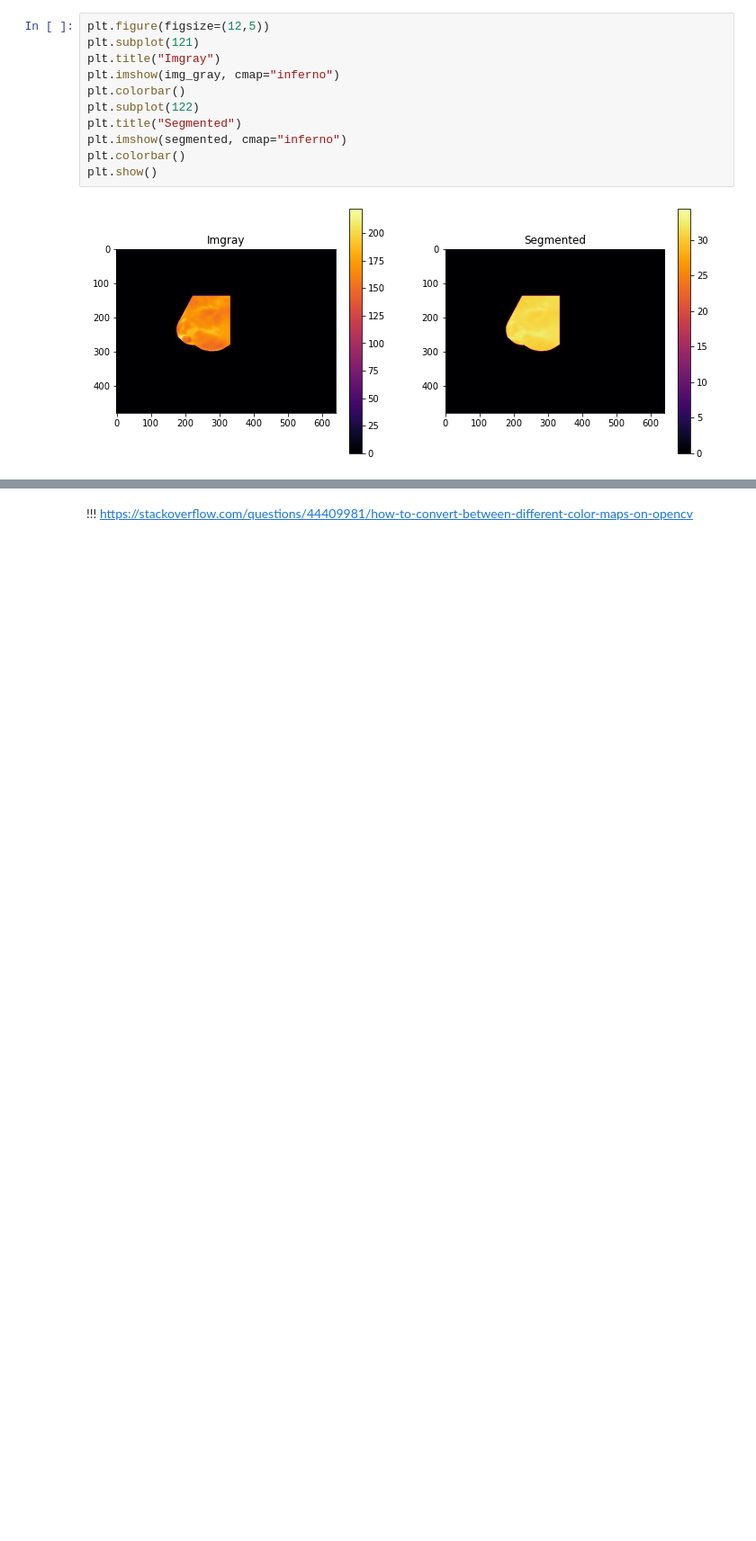
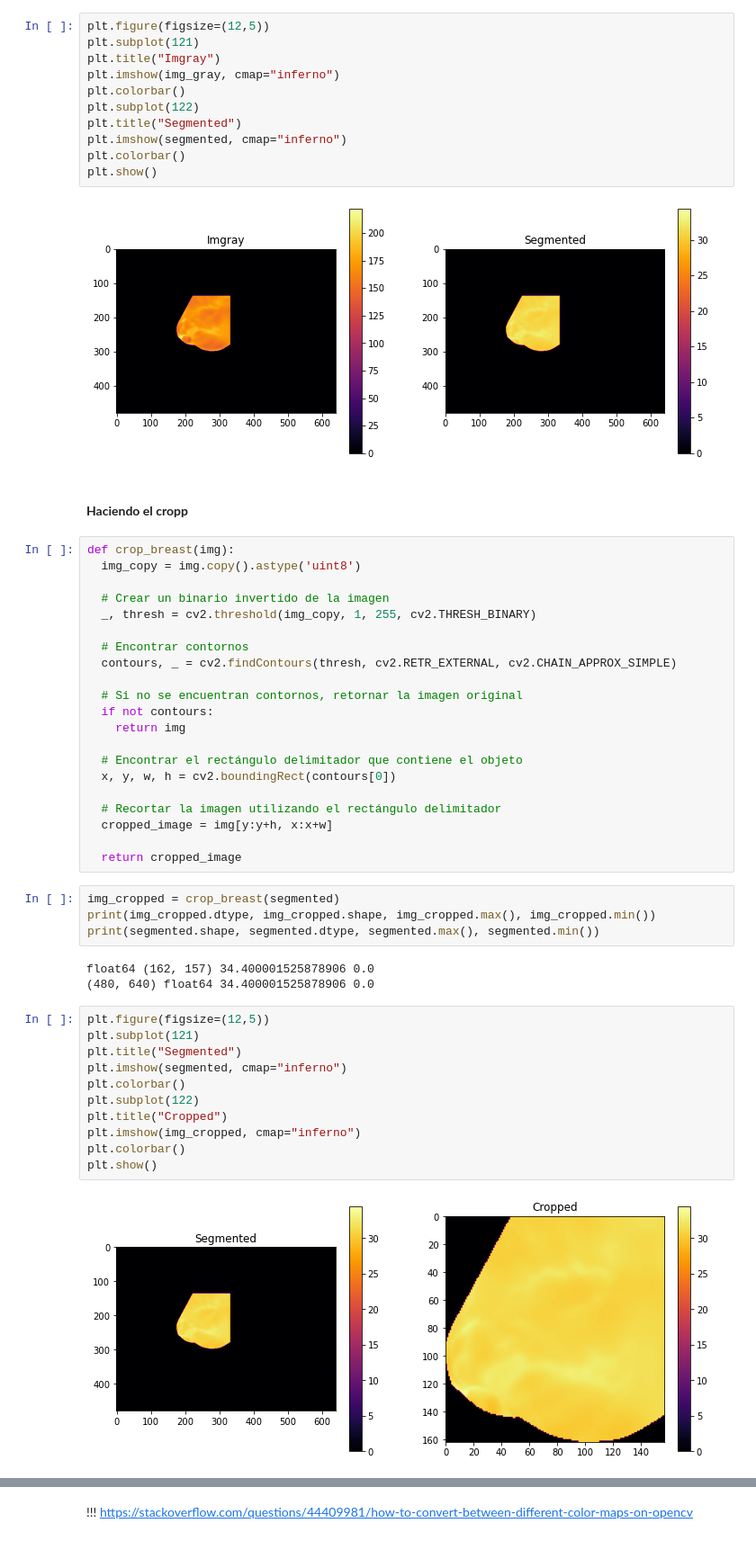
Before and after one commit to guillepinto/Thermal-Imaging-Breast-Cancer-Detection, a Jupyter notebook: notebooks/0.03-gpr-data-exploration.ipynb, the cells around one changed output, grey strips where cells are left out. Shown at 90% size. Cells and saved outputs as stored; diff of their text form; blank space fills up the shorter version.

Commit message:
cropp with cv2

```diff
--- a/notebooks/0.02-gpr-data-exploration.ipynb
+++ b/notebooks/0.03-gpr-data-exploration.ipynb
@@ -136,3 +136,46 @@ plt.colorbar()
 plt.show()
 # %% [output]
 [figure]
+# %% [markdown]
+#### <font color="6600CC">**Haciendo el cropp**</font>
+# %%
+def crop_breast(img):
+  img_copy = img.copy().astype('uint8')
+
+  # Crear un binario invertido de la imagen
+  _, thresh = cv2.threshold(img_copy, 1, 255, cv2.THRESH_BINARY)
+
+  # Encontrar contornos
+  contours, _ = cv2.findContours(thresh, cv2.RETR_EXTERNAL, cv2.CHAIN_APPROX_SIMPLE)
+
+  # Si no se encuentran contornos, retornar la imagen original
+  if not contours:
+    return img
+
+  # Encontrar el rectángulo delimitador que contiene el objeto
+  x, y, w, h = cv2.boundingRect(contours[0])
+
+  # Recortar la imagen utilizando el rectángulo delimitador
+  cropped_image = img[y:y+h, x:x+w]
+
+  return cropped_image
+# %%
+img_cropped = crop_breast(segmented)
+print(img_cropped.dtype, img_cropped.shape, img_cropped.max(), img_cropped.min())
+print(segmented.shape, segmented.dtype, segmented.max(), segmented.min())
+# %% [output]
+float64 (162, 157) 34.400001525878906 0.0
+(480, 640) float64 34.400001525878906 0.0
+# %%
+plt.figure(figsize=(12,5))
+plt.subplot(121)
+plt.title("Segmented")
+plt.imshow(segmented, cmap="inferno")
+plt.colorbar()
+plt.subplot(122)
+plt.title("Cropped")
+plt.imshow(img_cropped, cmap="inferno")
+plt.colorbar()
+plt.show()
+# %% [output]
+[figure, added]
```
Also changed, not shown: parts of 3 cells of this notebook, 1 other file.
